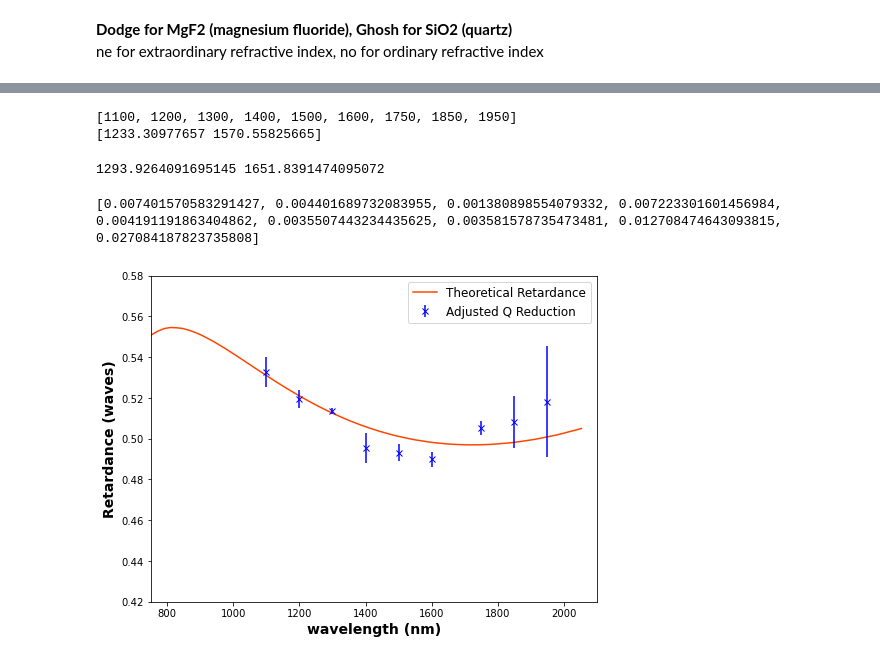
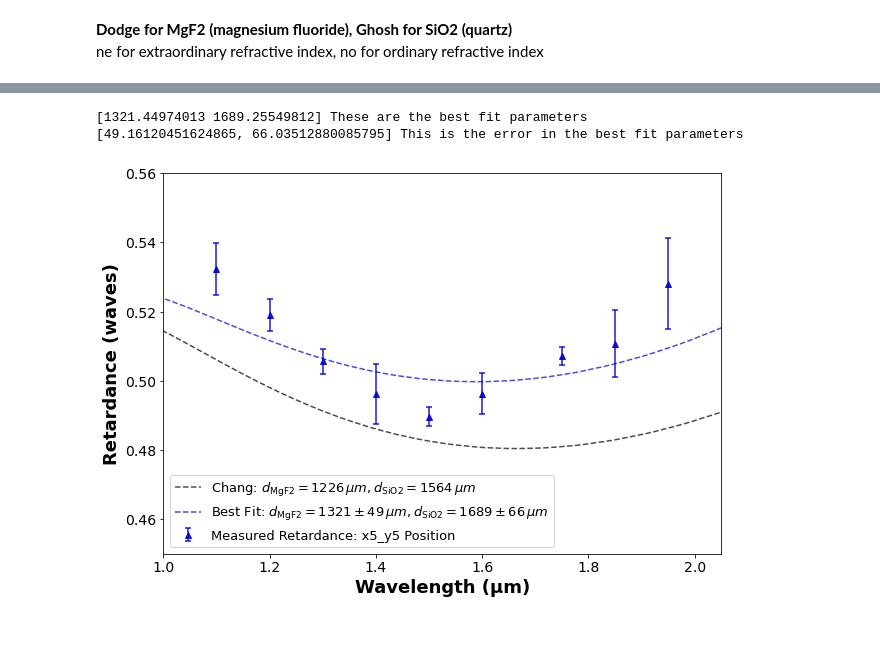
Before and after one commit to wcmelby/wcmelby-HWP_Characterizations, a Jupyter notebook: SuperK_Select_Data/JHK_Plate/JHK_SuperK_Analysis.ipynb, the cells around one changed output, grey strips where cells are left out. Cells and saved outputs as stored; diff of their text form; code cells hidden in the pictures; blank space fills up the shorter version.

```diff
--- a/SuperK_Select_Data/JHK_Plate/JHK_SuperK_Analysis.ipynb
+++ b/SuperK_Select_Data/JHK_Plate/JHK_SuperK_Analysis.ipynb
@@ -675,6 +658,7 @@ print(I_retardance_averages_x5_y5)
 results = multi_analysis(wavelengths, cal_results, sample_results_x5_y5, 'q')
 Q_retardances_x5_y5 = []
 Q_RMS_errors_x5_y5 = []
+Q_retardance_errors_x5_y5 = []
 
 for wavelength in wavelengths:
     retardance_value = results[wavelength][1]
@@ -682,7 +666,10 @@ for wavelength in wavelengths:
 
     Q_retardances_x5_y5.append(retardance_value)
     Q_RMS_errors_x5_y5.append(RMS_error)
+    Q_retardance_errors_x5_y5.append(results[wavelength][4])
 
 print(Q_retardances_x5_y5)
+print(Q_RMS_errors_x5_y5)
+print(Q_retardance_errors_x5_y5)
 # %% [output]
 [0.4677069077952239, 0.4809702819839995, 0.4943064140453956, 0.4961503037707198, 0.489668351845214, 0.4962854935663635, 0.4927661558169924, 0.48922421162965285, 0.4719204433206168]
@@ -856,36 +875,39 @@ print(corrected_Q_retardances)
-# %%
-print(wavelengths)
-opt_params, cov_matrix = curve_fit(fit_function, wavelengths, corrected_Q_retardances, p0=[1226, 1554], sigma=Q_retardance_errors)
-print(opt_params)
-
-fine_wavelengths = np.linspace(1000, 2000, 1000)
-predicted_retardance = fit_function(fine_wavelengths, *opt_params)
-# %% [output]
-[1100, 1200, 1300, 1400, 1500, 1600, 1750, 1850, 1950]
-[1233.30977657 1570.55825665]
-# %%
-print(*opt_params)
-# %% [output]
-1293.9264091695145 1651.8391474095072
-# %%
-print(Q_retardance_errors)
-# %% [output]
-[0.007401570583291427, 0.004401689732083955, 0.001380898554079332, 0.007223301601456984, 0.004191191863404862, 0.0035507443234435625, 0.003581578735473481, 0.012708474643093815, 0.027084187823735808]
-# %%
-# JHK_plate_data = achromatic_prediction(1226, 1564, MgF2_ne, MgF2_no, SiO2_ne, SiO2_no) # chang paper best fit values
-JHK_plate_data = achromatic_prediction(*opt_params, MgF2_ne, MgF2_no, SiO2_ne, SiO2_no)
-
-plt.figure(figsize=(8, 6))
-plt.plot(JHK_plate_data[0], JHK_plate_data[1], '-', color='orangered', label='Theoretical Retardance')
-# plt.plot(wavelengths, Q_retardances, 'o', color='k', label='Q Reduction')
-# plt.errorbar(wavelengths, Q_retardances, yerr=Q_retardance_errors, fmt='o', color='k', label='Q Reduction')
-plt.errorbar(wavelengths, corrected_Q_retardances, yerr=Q_retardance_errors, fmt='x', color='b', label='Adjusted Q Reduction')
-plt.plot
-plt.xlim([750, 2100])
-plt.ylim([0.42, 0.58])
-plt.xlabel('wavelength (nm)', fontweight='bold', fontsize=14)
-plt.ylabel('Retardance (waves)', fontweight='bold', fontsize=14)
-plt.legend(fontsize=12)
-plt.show()
-# %% [output]
-[figure, removed]
+# %%
+opt_params_x5_y5, cov_matrix_x5_y5 = curve_fit(fit_function, wavelengths, corrected_Q_retardances_x5_y5, p0=[1226, 1554], sigma=Q_retardance_errors_x5_y5)
+# opt_params_x5_y5, cov_matrix_x5_y5 = curve_fit(fit_function, wavelengths, corrected_Q_retardances_x5_y5, p0=[1226, 1554])
+print(opt_params_x5_y5, "These are the best fit parameters")
+opt_param_errors_x5_y5 = list(np.sqrt(np.diagonal(cov_matrix_x5_y5)))
+print(opt_param_errors_x5_y5, "This is the error in the best fit parameters")
+
+fine_wavelengths = np.linspace(1000, 2000, 1000)
+predicted_retardance_x5_y5 = fit_function(fine_wavelengths, *opt_params_x5_y5)
+# %% [output]
+[1321.44974013 1689.25549812] These are the best fit parameters
+[49.16120451624865, 66.03512880085795] This is the error in the best fit parameters
+# %%
+chang_JHK_plate_data = achromatic_prediction(1226, 1564, MgF2_ne, MgF2_no, SiO2_ne, SiO2_no) # chang paper best fit values
+JHK_plate_data_x5_y5 = achromatic_prediction(*opt_params_x5_y5, MgF2_ne, MgF2_no, SiO2_ne, SiO2_no)
+
+plt.figure(figsize=(10, 7))
+plt.plot(chang_JHK_plate_data[0], chang_JHK_plate_data[1], '--', color='k', label=fr'Chang: $d_{{\mathrm{{MgF2}}}} = 1226  \, \mu m, d_{{\mathrm{{SiO2}}}} = 1564 \, \mu m$', alpha=0.7)
+plt.plot(JHK_plate_data_x5_y5[0], JHK_plate_data_x5_y5[1], '--', color='mediumblue', label=fr'Best Fit: $d_{{\mathrm{{MgF2}}}} = {round(opt_params_x5_y5[0])} \pm {round(opt_param_errors_x5_y5[0])} \, \mu m, d_{{\mathrm{{SiO2}}}} = {round(opt_params_x5_y5[1])} \pm {round(opt_param_errors_x5_y5[1])} \, \mu m$', alpha=0.7)
+
+# plt.errorbar(wavelengths, Q_retardances_x5_y5, yerr=Q_retardance_errors_x5_y5, fmt='o', color='k', label='Q Reduction')
+plt.errorbar(wavelengths, corrected_Q_retardances_x5_y5, yerr=Q_retardance_errors_x5_y5, fmt='^', color='mediumblue', capsize=3, alpha=0.9, capthick=1.5, label='Measured Retardance: x5_y5 Position')
+plt.plot
+plt.xlim([1000, 2050])
+plt.ylim([0.45, 0.56])
+plt.xlabel('Wavelength (μm)', fontweight='bold', fontsize=18)
+plt.ylabel('Retardance (waves)', fontweight='bold', fontsize=18)
+
+ax = plt.gca()
+xticks = ax.get_xticks()
+ax.xaxis.set_major_locator(ticker.FixedLocator(xticks))
+ax.xaxis.set_major_formatter(ticker.FixedFormatter([f'{x/1000:.1f}' for x in xticks]))
+ax.tick_params(axis='both', which='major', labelsize=14)
+
+plt.legend(fontsize=13, loc='lower left')
+plt.savefig('./Figures/JHK_best_fit_x5_y5.png', format='png', dpi=300, bbox_inches='tight', facecolor='white', edgecolor='white')
+plt.show()
+# %% [output]
+[figure, added]
```
Also changed, not shown: parts of 19 cells of this notebook, 6 other files.
